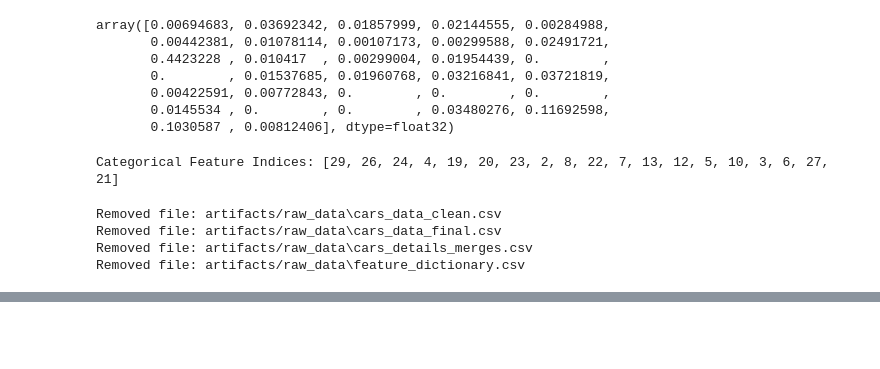
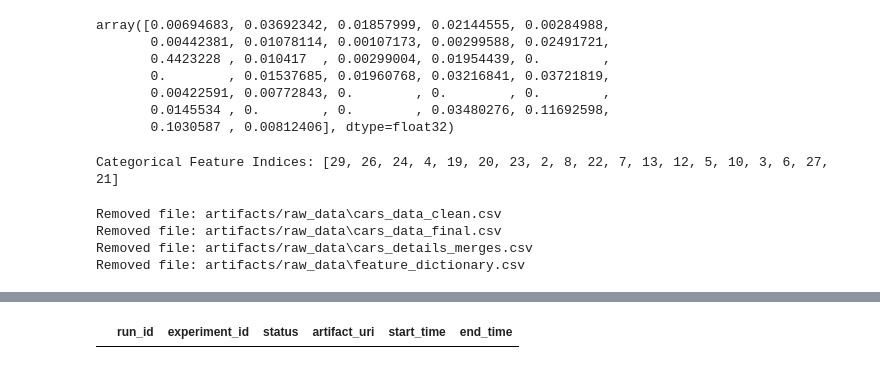
Before and after one commit to ArnabMitra0408/Used-Car-Price-Prediction, a Jupyter notebook: Model_Building.ipynb, the cells around one changed output, grey strips where cells are left out. Cells and saved outputs as stored; diff of their text form; code cells hidden in the pictures; blank space fills up the shorter version.

```diff
--- a/Model_Building.ipynb
+++ b/Model_Building.ipynb
@@ -415,0 +436,4 @@ Removed file: artifacts/raw_data\feature_dictionary.csv
+# %%
+runs
+# %% [output]
+|  | run_id | experiment_id | status | artifact_uri | start_time | end_time |
```
Also changed, not shown: parts of 2 cells of this notebook, 20 other files.
